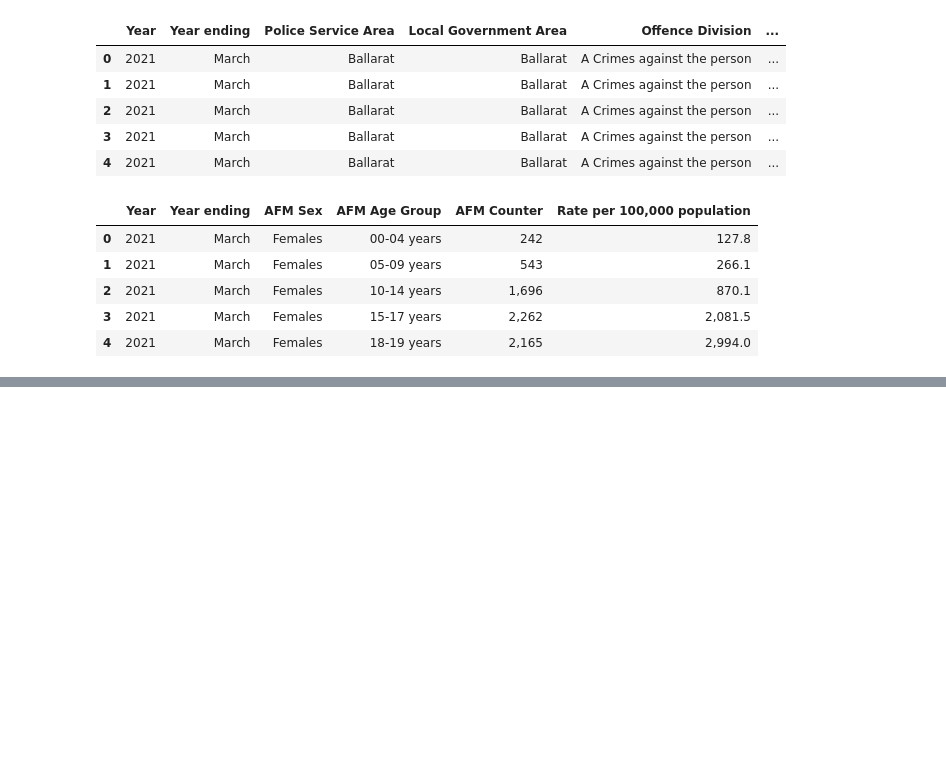
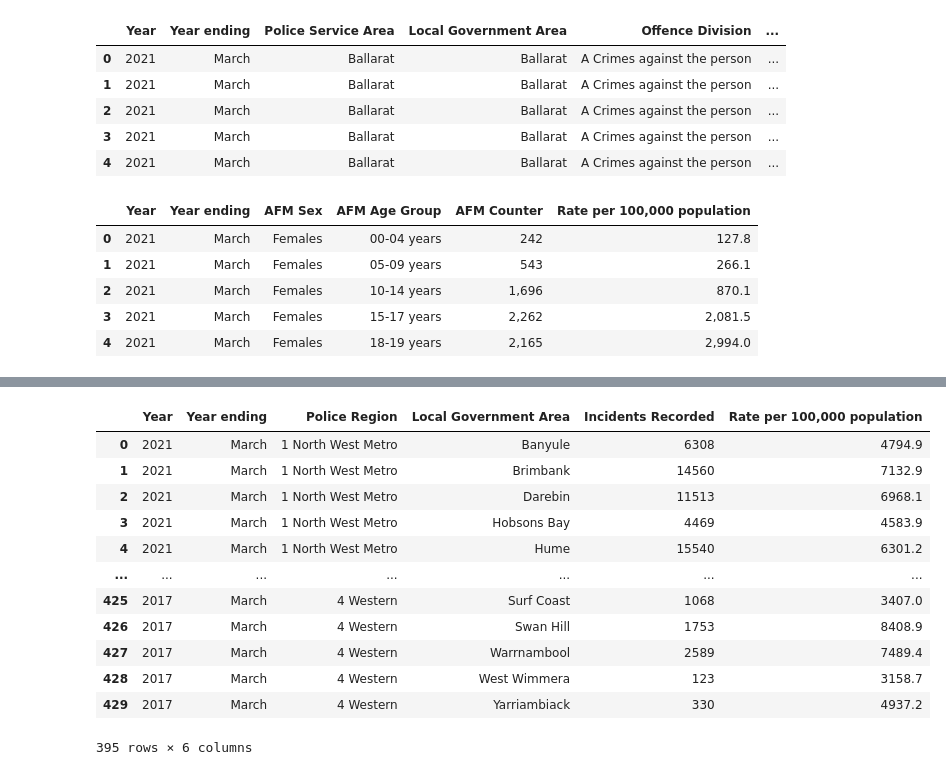
Before and after one commit to sherintm/crimedata-viz, a Jupyter notebook: CrimeData.ipynb, the cells around one changed output, grey strips where cells are left out. Saved outputs shown, nothing was run; the diff lists cells and outputs as text; code cells hidden in the pictures; blank space fills up the shorter version.

```diff
--- a/CrimeData.ipynb
+++ b/CrimeData.ipynb
@@ -40,0 +169,16 @@ victim_df.head()
+# %%
+crime_incidents_df_clean
+# %% [output]
+|  | Year | Year ending | Police Region | Local Government Area | Incidents Recorded | Rate per 100,000 population |
+| 0 | 2021 | March | 1 North West Metro | Banyule | 6308 | 4794.9 |
+| 1 | 2021 | March | 1 North West Metro | Brimbank | 14560 | 7132.9 |
+| 2 | 2021 | March | 1 North West Metro | Darebin | 11513 | 6968.1 |
+| 3 | 2021 | March | 1 North West Metro | Hobsons Bay | 4469 | 4583.9 |
+| 4 | 2021 | March | 1 North West Metro | Hume | 15540 | 6301.2 |
+| ... | ... | ... | ... | ... | ... | ... |
+| 425 | 2017 | March | 4 Western | Surf Coast | 1068 | 3407.0 |
+| 426 | 2017 | March | 4 Western | Swan Hill | 1753 | 8408.9 |
+| 427 | 2017 | March | 4 Western | Warrnambool | 2589 | 7489.4 |
+| 428 | 2017 | March | 4 Western | West Wimmera | 123 | 3158.7 |
+| 429 | 2017 | March | 4 Western | Yarriambiack | 330 | 4937.2 |
+395 rows × 6 columns
```
Also changed, not shown: parts of 10 cells of this notebook.
